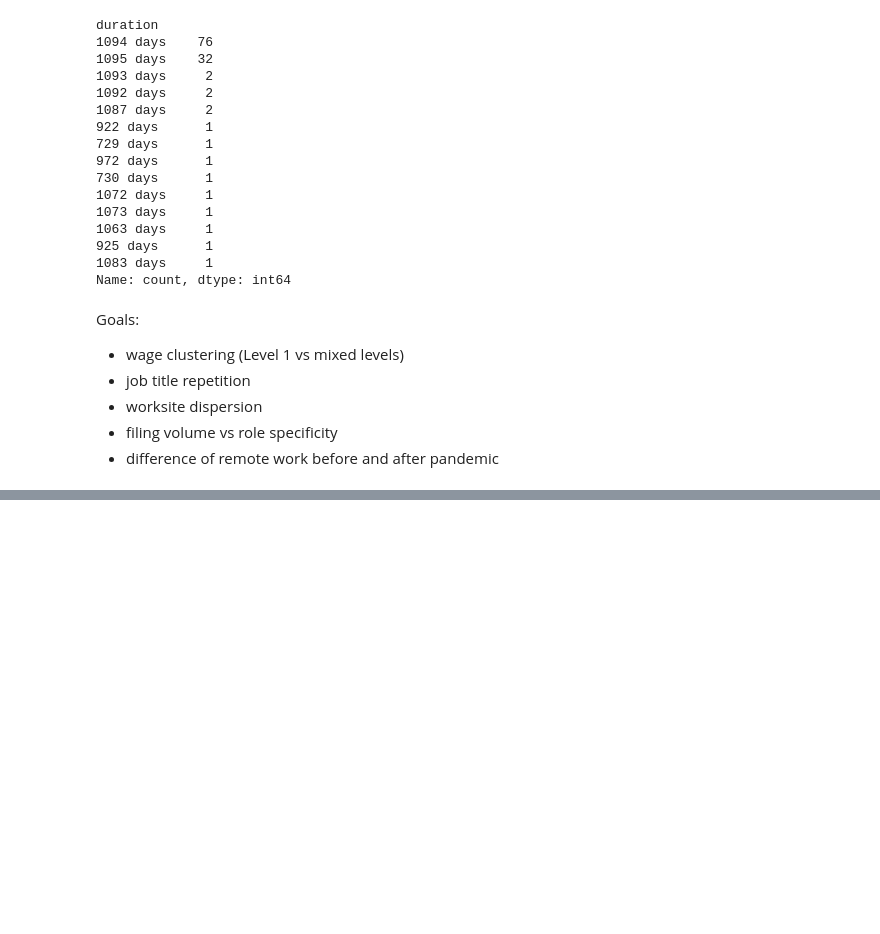
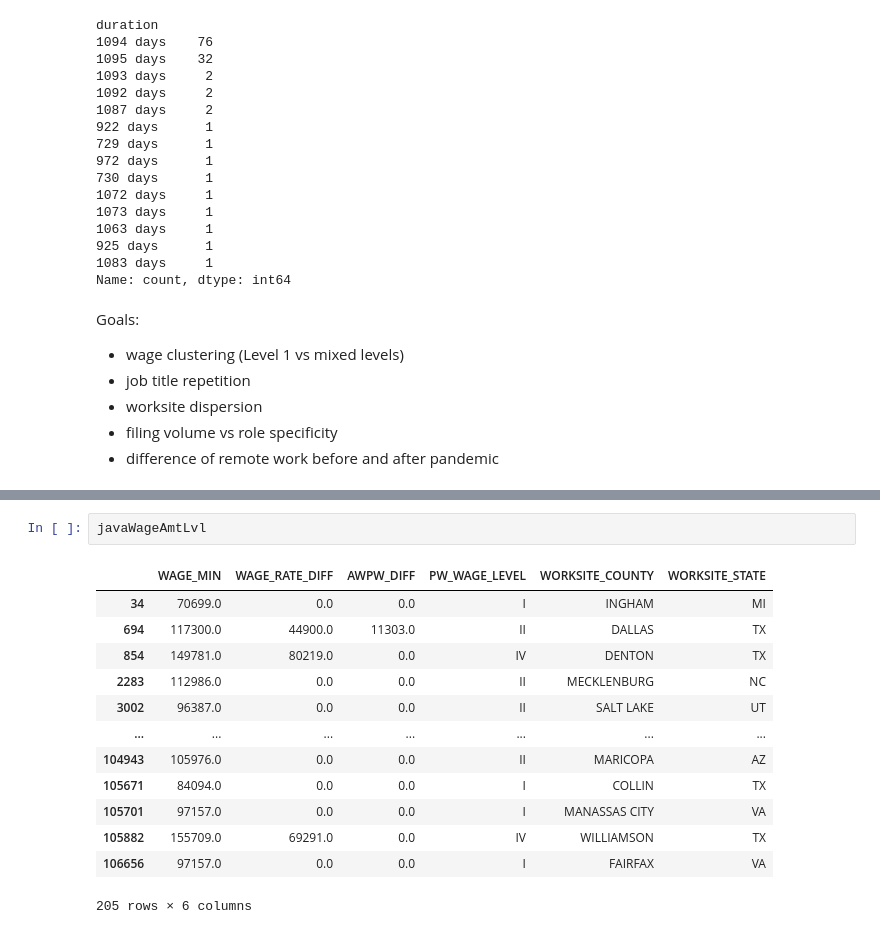
Before and after one commit to PBhandare/unit-3, a Jupyter notebook: data/project/H1BExploration.ipynb, the cells around one changed output, grey strips where cells are left out. Drawn from its saved outputs; the diff is of its cells as text; blank space fills up the shorter version.

```diff
--- a/data/project/H1BExploration.ipynb
+++ b/data/project/H1BExploration.ipynb
@@ -1705,0 +1823,16 @@ Goals:
+# %%
+javaWageAmtLvl
+# %% [output]
+|  | WAGE_MIN | WAGE_RATE_DIFF | AWPW_DIFF | PW_WAGE_LEVEL | WORKSITE_COUNTY | WORKSITE_STATE |
+| 34 | 70699.0 | 0.0 | 0.0 | I | INGHAM | MI |
+| 694 | 117300.0 | 44900.0 | 11303.0 | II | DALLAS | TX |
+| 854 | 149781.0 | 80219.0 | 0.0 | IV | DENTON | TX |
+| 2283 | 112986.0 | 0.0 | 0.0 | II | MECKLENBURG | NC |
+| 3002 | 96387.0 | 0.0 | 0.0 | II | SALT LAKE | UT |
+| ... | ... | ... | ... | ... | ... | ... |
+| 104943 | 105976.0 | 0.0 | 0.0 | II | MARICOPA | AZ |
+| 105671 | 84094.0 | 0.0 | 0.0 | I | COLLIN | TX |
+| 105701 | 97157.0 | 0.0 | 0.0 | I | MANASSAS CITY | VA |
+| 105882 | 155709.0 | 69291.0 | 0.0 | IV | WILLIAMSON | TX |
+| 106656 | 97157.0 | 0.0 | 0.0 | I | FAIRFAX | VA |
+205 rows × 6 columns
```
Also changed, not shown: parts of 18 cells of this notebook.
